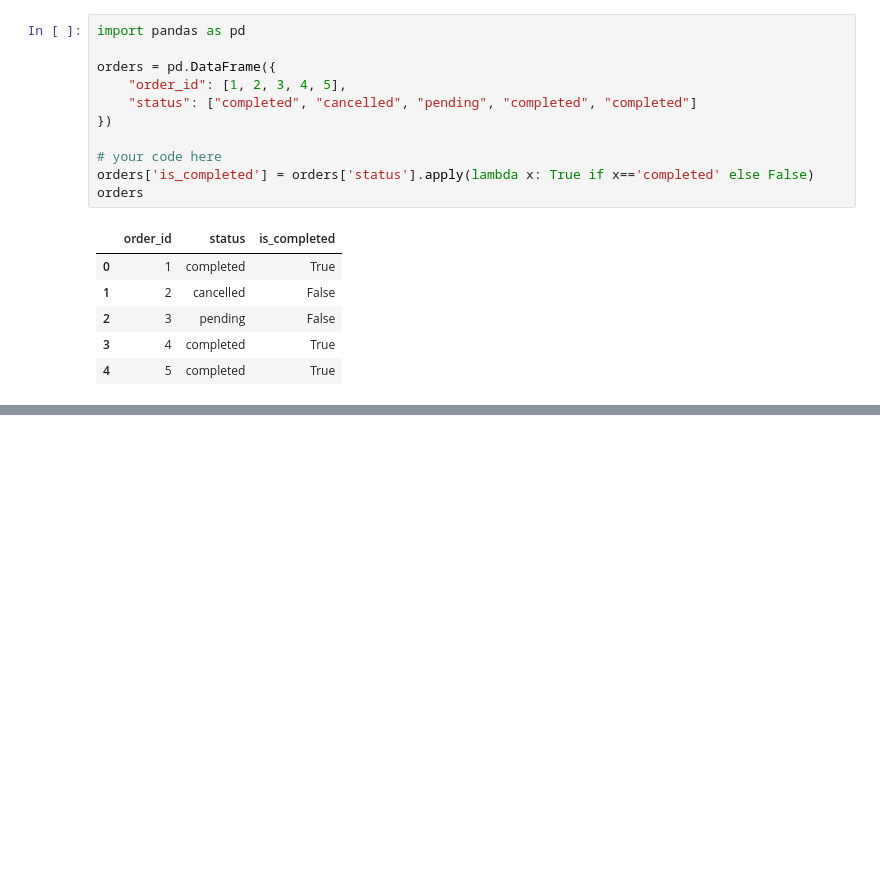
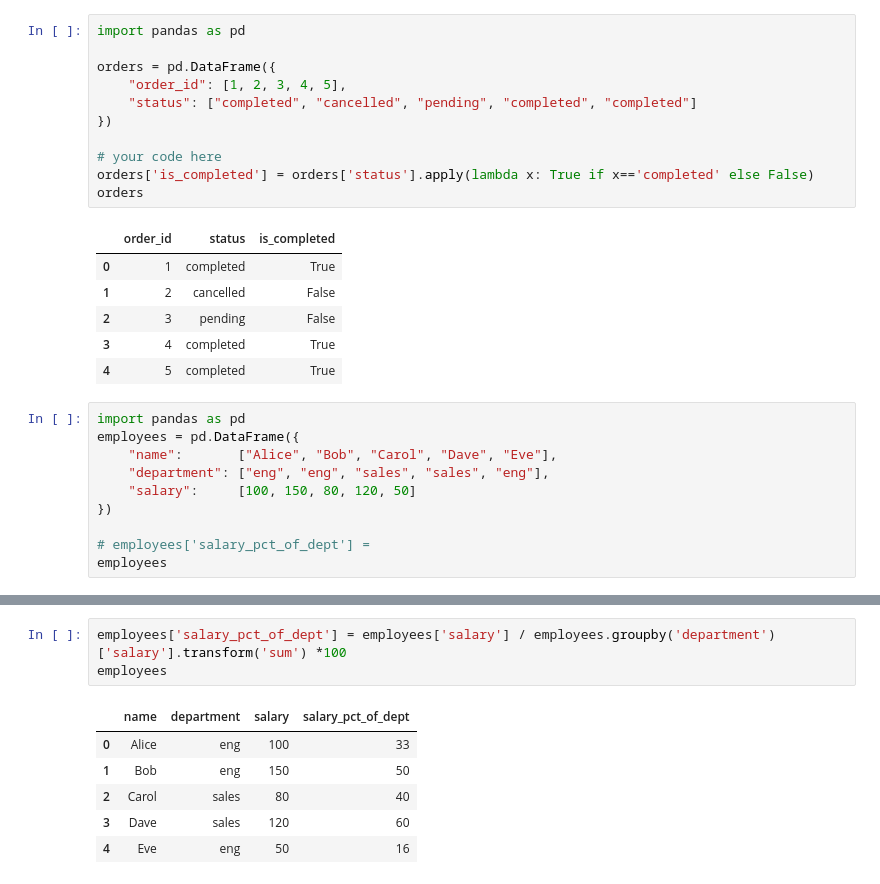
Before and after one commit to ajairosen/AI-Engineer-Notes, a Jupyter notebook: test.ipynb, the cells around one changed output, grey strips where cells are left out. Cells and saved outputs as stored; diff of their text form; blank space fills up the shorter version.

```diff
--- a/test.ipynb
+++ b/test.ipynb
@@ -481,3 +481,13 @@ orders
 | 2 | 3 | pending | False |
 | 3 | 4 | completed | True |
 | 4 | 5 | completed | True |
+# %%
+import pandas as pd
+employees = pd.DataFrame({
+    "name":       ["Alice", "Bob", "Carol", "Dave", "Eve"],
+    "department": ["eng", "eng", "sales", "sales", "eng"],
+    "salary":     [100, 150, 80, 120, 50]
+})
+
+# employees['salary_pct_of_dept'] =
+employees
@@ -483,0 +501,10 @@ orders
+# %%
+employees['salary_pct_of_dept'] = employees['salary'] / employees.groupby('department')['salary'].transform('sum') *100
+employees
+# %% [output]
+|  | name | department | salary | salary_pct_of_dept |
+| 0 | Alice | eng | 100 | 33 |
+| 1 | Bob | eng | 150 | 50 |
+| 2 | Carol | sales | 80 | 40 |
+| 3 | Dave | sales | 120 | 60 |
+| 4 | Eve | eng | 50 | 16 |
```
Also changed, not shown: parts of 1 cell of this notebook, 5 other files.
